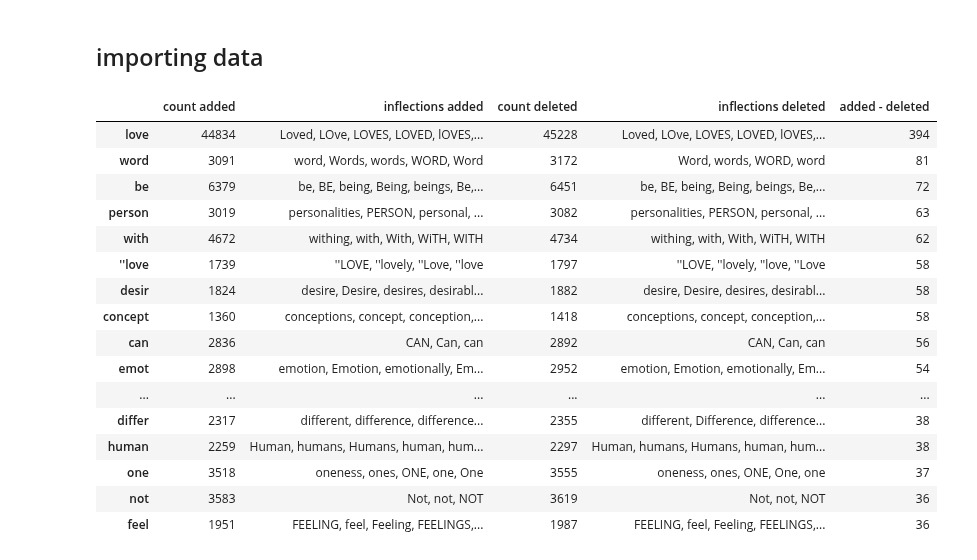
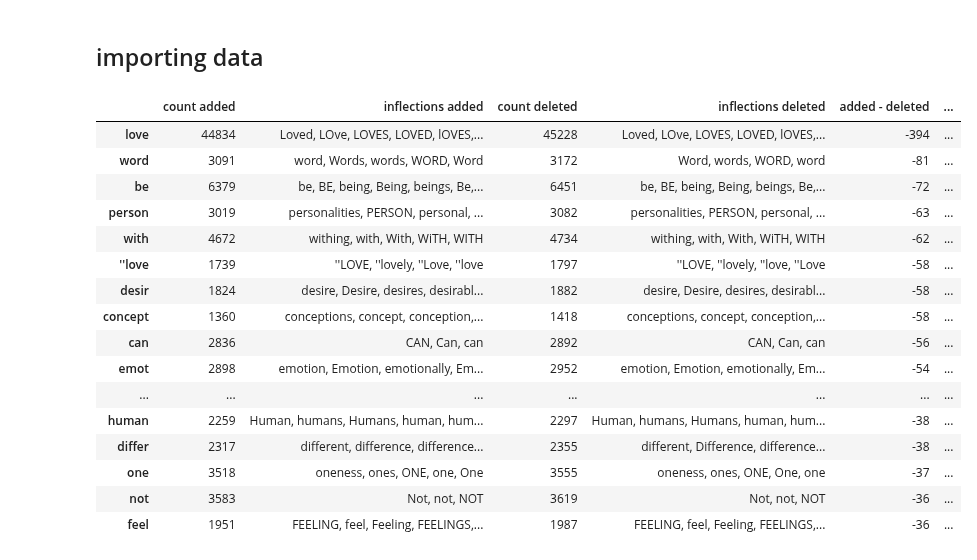
Before and after one commit to WeKeyPedia/notebooks, a Jupyter notebook: wisdom/words of wisdom and love.ipynb, the cells around one changed output. Cells and saved outputs as stored; diff of their text form; code cells hidden in the pictures.

```diff
--- a/wisdom/words of wisdom and love.ipynb
+++ b/wisdom/words of wisdom and love.ipynb
@@ -20,30 +20,32 @@ wisdom = wisdom_added.join(wisdom_deleted, how="outer", lsuffix=" added", rsuffi
 morality = morality_added.join(morality_deleted, how="outer", lsuffix=" added", rsuffix=" deleted")
 ethics = ethics_added.join(ethics_deleted, how="outer", lsuffix=" added", rsuffix=" deleted")
 # %%
-ignore_list = [ "a", "of", "and", "to", "the", "is", "for", "or" , "in", "that", "it", "|", "ref",\
-               "http", "''", "``", "s", "an", "-", "=", "*"]
+ignore_list = [ "a", "of", "and", "to", "the", "is", "for", "or" , "in", "that", "it", "|", "ref",
+               "http", "''", "``", "s", "an", "-", "=", "*", "==", "===", "====", "name=", "nbsp", "style=", "5px",
+              "font-siz", "|-"]
 
-love["added - deleted"] = map(lambda x, y: abs(x-y), love["count added"], love["count deleted"])
+love["added - deleted"] = map(lambda x, y: x-y, love["count added"], love["count deleted"])
+love["abs(added - deleted)"] = map(lambda x, y: abs(x-y), love["count added"], love["count deleted"])
 love = love.drop([ w for w in ignore_list if w in love.index ])
-love = love.sort(["added - deleted"], ascending=[0])
+love = love.sort(["abs(added - deleted)"], ascending=[0])
 
 love.head(20)
 # %% [output]
-|  | count added | inflections added | count deleted | inflections deleted | added - deleted |
-| love | 44834 | Loved, LOve, LOVES, LOVED, lOVES,... | 45228 | Loved, LOve, LOVES, LOVED, lOVES,... | 394 |
-| word | 3091 | word, Words, words, WORD, Word | 3172 | Word, words, WORD, word | 81 |
-| be | 6379 | be, BE, being, Being, beings, Be,... | 6451 | be, BE, being, Being, beings, Be,... | 72 |
-| person | 3019 | personalities, PERSON, personal, ... | 3082 | personalities, PERSON, personal, ... | 63 |
-| with | 4672 | withing, with, With, WiTH, WITH | 4734 | withing, with, With, WiTH, WITH | 62 |
-| ''love | 1739 | ''LOVE, ''lovely, ''Love, ''love | 1797 | ''LOVE, ''lovely, ''love, ''Love | 58 |
-| desir | 1824 | desire, Desire, desires, desirabl... | 1882 | desire, Desire, desires, desirabl... | 58 |
-| concept | 1360 | conceptions, concept, conception,... | 1418 | conceptions, concept, conception,... | 58 |
-| can | 2836 | CAN, Can, can | 2892 | CAN, Can, can | 56 |
-| emot | 2898 | emotion, Emotion, emotionally, Em... | 2952 | emotion, Emotion, emotionally, Em... | 54 |
-| ... | ... | ... | ... | ... | ... |
-| differ | 2317 | different, difference, difference... | 2355 | different, Difference, difference... | 38 |
-| human | 2259 | Human, humans, Humans, human, hum... | 2297 | Human, humans, Humans, human, hum... | 38 |
-| one | 3518 | oneness, ones, ONE, one, One | 3555 | oneness, ones, ONE, One, one | 37 |
-| not | 3583 | Not, not, NOT | 3619 | Not, not, NOT | 36 |
-| feel | 1951 | FEELING, feel, Feeling, FEELINGS,... | 1987 | FEELING, feel, Feeling, FEELINGS,... | 36 |
+|  | count added | inflections added | count deleted | inflections deleted | added - deleted | ... |
+| love | 44834 | Loved, LOve, LOVES, LOVED, lOVES,... | 45228 | Loved, LOve, LOVES, LOVED, lOVES,... | -394 | ... |
+| word | 3091 | word, Words, words, WORD, Word | 3172 | Word, words, WORD, word | -81 | ... |
+| be | 6379 | be, BE, being, Being, beings, Be,... | 6451 | be, BE, being, Being, beings, Be,... | -72 | ... |
+| person | 3019 | personalities, PERSON, personal, ... | 3082 | personalities, PERSON, personal, ... | -63 | ... |
+| with | 4672 | withing, with, With, WiTH, WITH | 4734 | withing, with, With, WiTH, WITH | -62 | ... |
+| ''love | 1739 | ''LOVE, ''lovely, ''Love, ''love | 1797 | ''LOVE, ''lovely, ''love, ''Love | -58 | ... |
+| desir | 1824 | desire, Desire, desires, desirabl... | 1882 | desire, Desire, desires, desirabl... | -58 | ... |
+| concept | 1360 | conceptions, concept, conception,... | 1418 | conceptions, concept, conception,... | -58 | ... |
+| can | 2836 | CAN, Can, can | 2892 | CAN, Can, can | -56 | ... |
+| emot | 2898 | emotion, Emotion, emotionally, Em... | 2952 | emotion, Emotion, emotionally, Em... | -54 | ... |
+| ... | ... | ... | ... | ... | ... | ... |
+| human | 2259 | Human, humans, Humans, human, hum... | 2297 | Human, humans, Humans, human, hum... | -38 | ... |
+| differ | 2317 | different, difference, difference... | 2355 | different, Difference, difference... | -38 | ... |
+| one | 3518 | oneness, ones, ONE, one, One | 3555 | oneness, ones, ONE, One, one | -37 | ... |
+| not | 3583 | Not, not, NOT | 3619 | Not, not, NOT | -36 | ... |
+| feel | 1951 | FEELING, feel, Feeling, FEELINGS,... | 1987 | FEELING, feel, Feeling, FEELINGS,... | -36 | ... |
 # %%
```
Also changed, not shown: parts of 3 cells of this notebook, 1 other file.
